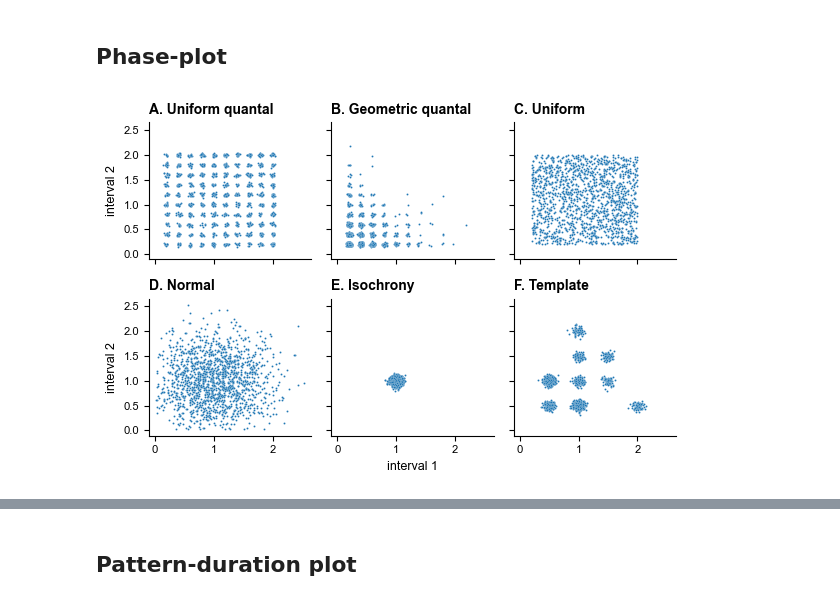
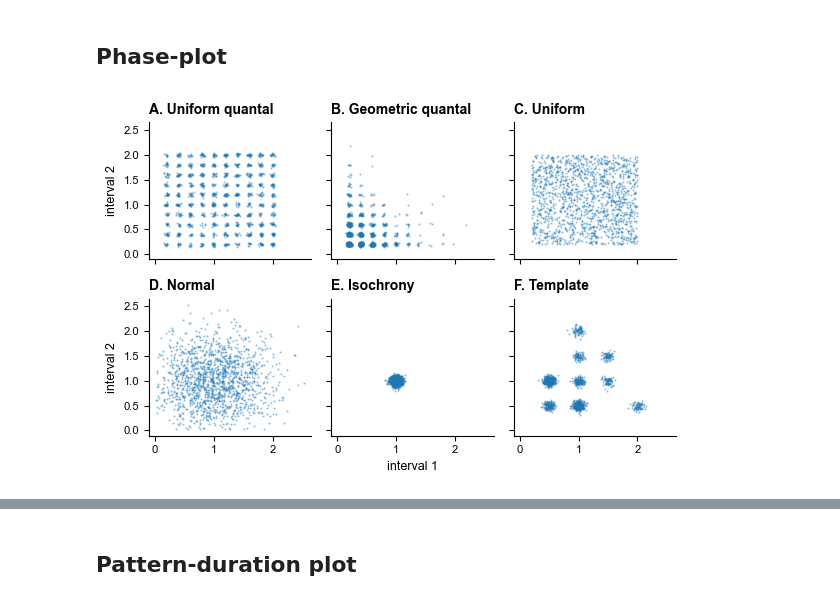
Before and after one commit to bacor/rhythmic-segment-analysis, a Jupyter notebook: notebooks/plot-types.ipynb, the cells around one changed output, grey strips where cells are left out. Cells and saved outputs as stored; diff of their text form; code cells hidden in the pictures.

Commit message:
add plot types to supplements

```diff
--- a/notebooks/plot-types.ipynb
+++ b/notebooks/plot-types.ipynb
@@ -62,18 +64,19 @@ plt.tight_layout()
 # %%
 def phase_subplot(rs, ax=None, s=2, **kws):
 	ax = ax or plt.gca()
-	sns.scatterplot(x=rs.segments[:, 0], y=rs.segments[:, 1], s=s, ax=ax, **kws)
+	sns.scatterplot(x=rs.segments[:, 0], y=rs.segments[:, 1], s=s, lw=0, alpha=.5, ax=ax, **kws)
 	sns.despine(ax=ax)
 
 fig, axs = subplots_grid(len(datasets), ratios=(2, 2), sharey=True, sharex=True)
 for i, d in enumerate(datasets):
 	ax = axs.ravel()[i]
 	subplot_title(i, d['name'].capitalize(), ax=ax)
 	phase_subplot(d['rs'], ax=ax)
 
 axs[1,1].set_xlabel('interval 1')
 axs[0,0].set_ylabel('interval 2')
 axs[1,0].set_ylabel('interval 2')
 plt.tight_layout()
+plt.savefig('../figures/plot-types/phase-plots-scatter.pdf')
 # %% [output]
-[figure, old version]
+[figure, new version]
```
Also changed, not shown: parts of 5 cells of this notebook, 2 other files.
